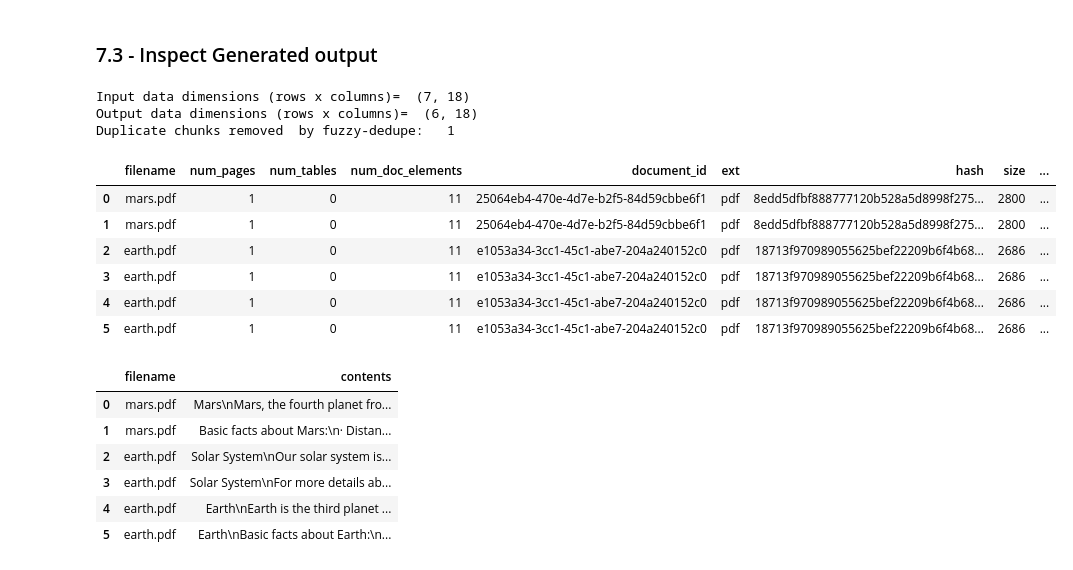
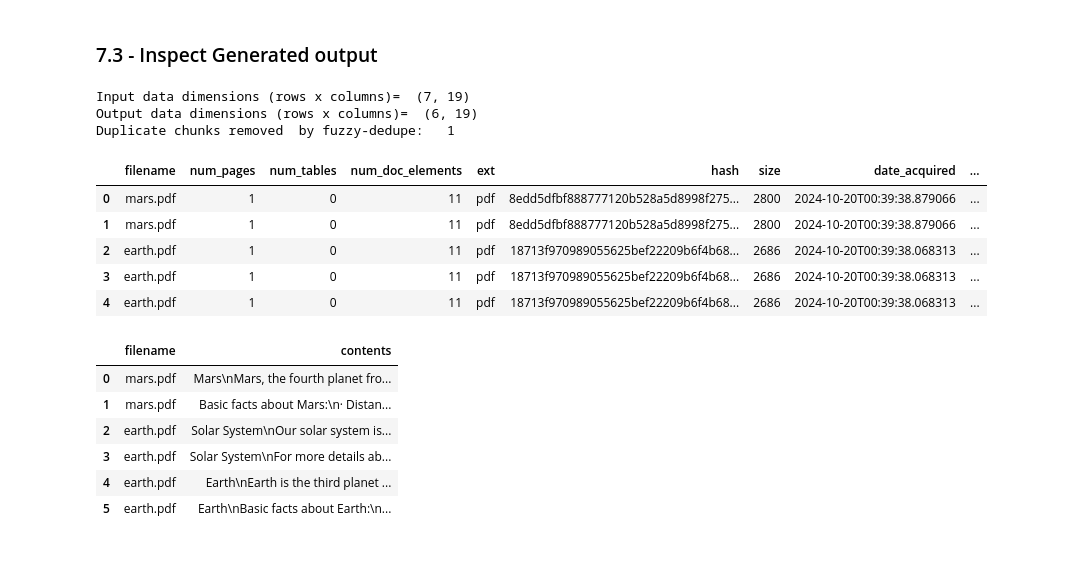
Before and after one commit to sujee/data-prep-kit-examples, a Jupyter notebook: dpk-intro/dpk_intro_1_python.ipynb, the cells around one changed output. Cells and saved outputs as stored; diff of their text form; code cells hidden in the pictures.

```diff
--- a/dpk-intro/dpk_intro_1_python.ipynb
+++ b/dpk-intro/dpk_intro_1_python.ipynb
@@ -831,24 +812,23 @@ Wall time: 29.2 s
 # %%
 from utils import read_parquet_files_as_df
 
 output_df = read_parquet_files_as_df(output_folder)
 
 print ("Input data dimensions (rows x columns)= ", input_df.shape)
 print ("Output data dimensions (rows x columns)= ", output_df.shape)
 print ("Duplicate chunks removed  by fuzzy-dedupe:  ", (input_df.shape[0] - output_df.shape[0]))
 
-output_df.head(10)
+output_df.head(5)
 # %% [output]
-Input data dimensions (rows x columns)=  (7, 18)
-Output data dimensions (rows x columns)=  (6, 18)
+Input data dimensions (rows x columns)=  (7, 19)
+Output data dimensions (rows x columns)=  (6, 19)
 Duplicate chunks removed  by fuzzy-dedupe:   1
-|  | filename | num_pages | num_tables | num_doc_elements | document_id | ext | hash | size | ... |
-| 0 | mars.pdf | 1 | 0 | 11 | 25064eb4-470e-4d7e-b2f5-84d59cbbe6f1 | pdf | 8edd5dfbf888777120b528a5d8998f275... | 2800 | ... |
-| 1 | mars.pdf | 1 | 0 | 11 | 25064eb4-470e-4d7e-b2f5-84d59cbbe6f1 | pdf | 8edd5dfbf888777120b528a5d8998f275... | 2800 | ... |
-| 2 | earth.pdf | 1 | 0 | 11 | e1053a34-3cc1-45c1-abe7-204a240152c0 | pdf | 18713f970989055625bef22209b6f4b68... | 2686 | ... |
-| 3 | earth.pdf | 1 | 0 | 11 | e1053a34-3cc1-45c1-abe7-204a240152c0 | pdf | 18713f970989055625bef22209b6f4b68... | 2686 | ... |
-| 4 | earth.pdf | 1 | 0 | 11 | e1053a34-3cc1-45c1-abe7-204a240152c0 | pdf | 18713f970989055625bef22209b6f4b68... | 2686 | ... |
-| 5 | earth.pdf | 1 | 0 | 11 | e1053a34-3cc1-45c1-abe7-204a240152c0 | pdf | 18713f970989055625bef22209b6f4b68... | 2686 | ... |
+|  | filename | num_pages | num_tables | num_doc_elements | ext | hash | size | date_acquired | ... |
+| 0 | mars.pdf | 1 | 0 | 11 | pdf | 8edd5dfbf888777120b528a5d8998f275... | 2800 | 2024-10-20T00:39:38.879066 | ... |
+| 1 | mars.pdf | 1 | 0 | 11 | pdf | 8edd5dfbf888777120b528a5d8998f275... | 2800 | 2024-10-20T00:39:38.879066 | ... |
+| 2 | earth.pdf | 1 | 0 | 11 | pdf | 18713f970989055625bef22209b6f4b68... | 2686 | 2024-10-20T00:39:38.068313 | ... |
+| 3 | earth.pdf | 1 | 0 | 11 | pdf | 18713f970989055625bef22209b6f4b68... | 2686 | 2024-10-20T00:39:38.068313 | ... |
+| 4 | earth.pdf | 1 | 0 | 11 | pdf | 18713f970989055625bef22209b6f4b68... | 2686 | 2024-10-20T00:39:38.068313 | ... |
 # %%
 output_df[['filename', 'contents']]
 # %% [output]
```
Also changed, not shown: parts of 13 cells of this notebook, 12 other files.
